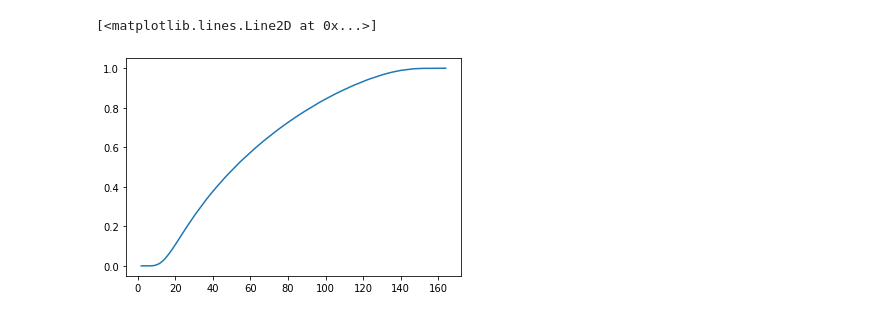
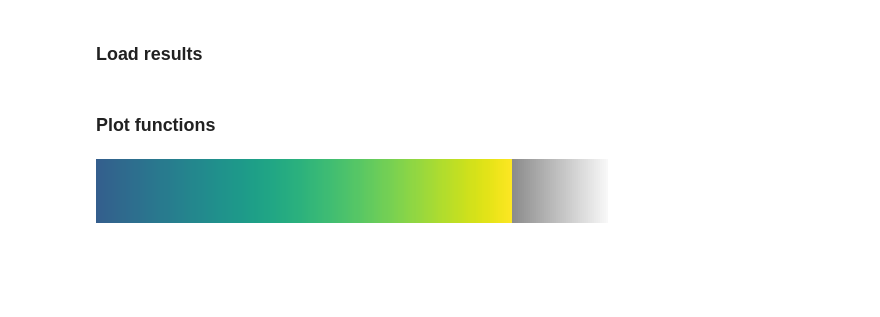
Before and after one commit to bacor/shapes-of-music, a Jupyter notebook: clean_notebooks/Dist-dip test results.ipynb, the cells around one changed output. Saved outputs shown, nothing was run; the diff lists cells and outputs as text; code cells hidden in the pictures; blank space fills up the shorter version.

```diff
--- a/clean_notebooks/Dist-dip test results.ipynb
+++ b/clean_notebooks/Dist-dip test results.ipynb
@@ -68,5 +15,2 @@ sims = dataset.similarities('pitch', 'eucl', unique=False, length=None, limit=PR
-# %%
-plt.plot(results['xs'], results['cdf'])
-# %% [output]
-[<matplotlib.lines.Line2D at 0x...>]
-[figure, removed]
+# %% [markdown]
+### Load results
@@ -72,0 +48,17 @@ plt.plot(results['xs'], results['cdf'])
+# %% [markdown]
+### Plot functions
+# %%
+def get_pval_cmap(vmin, vmax, alpha=0.05, gray=True):
+    split = (np.log10(alpha) - np.log10(vmin)) / (np.log10(vmax) - np.log10(vmin))
+    if gray:
+        colors1 = plt.cm.gray_r(np.linspace(.03, .45, int(1000*(1-split))))
+    else:
+        colors1 = plt.cm.magma(np.linspace(.6, .9, int(1000*(1-split))))
+    colors2 = plt.cm.viridis_r(np.linspace(0, .7, int(1000*split)))
+    colors = np.vstack((colors1, colors2))[::-1]
+    return mcolors.LinearSegmentedColormap.from_list('pval_colormap', colors)
+
+pval_cmap = get_pval_cmap(1e-7, 1, alpha=0.05)
+pval_cmap
+# %% [output]
+[figure, added]
```
Also changed, not shown: parts of 27 cells of this notebook.
